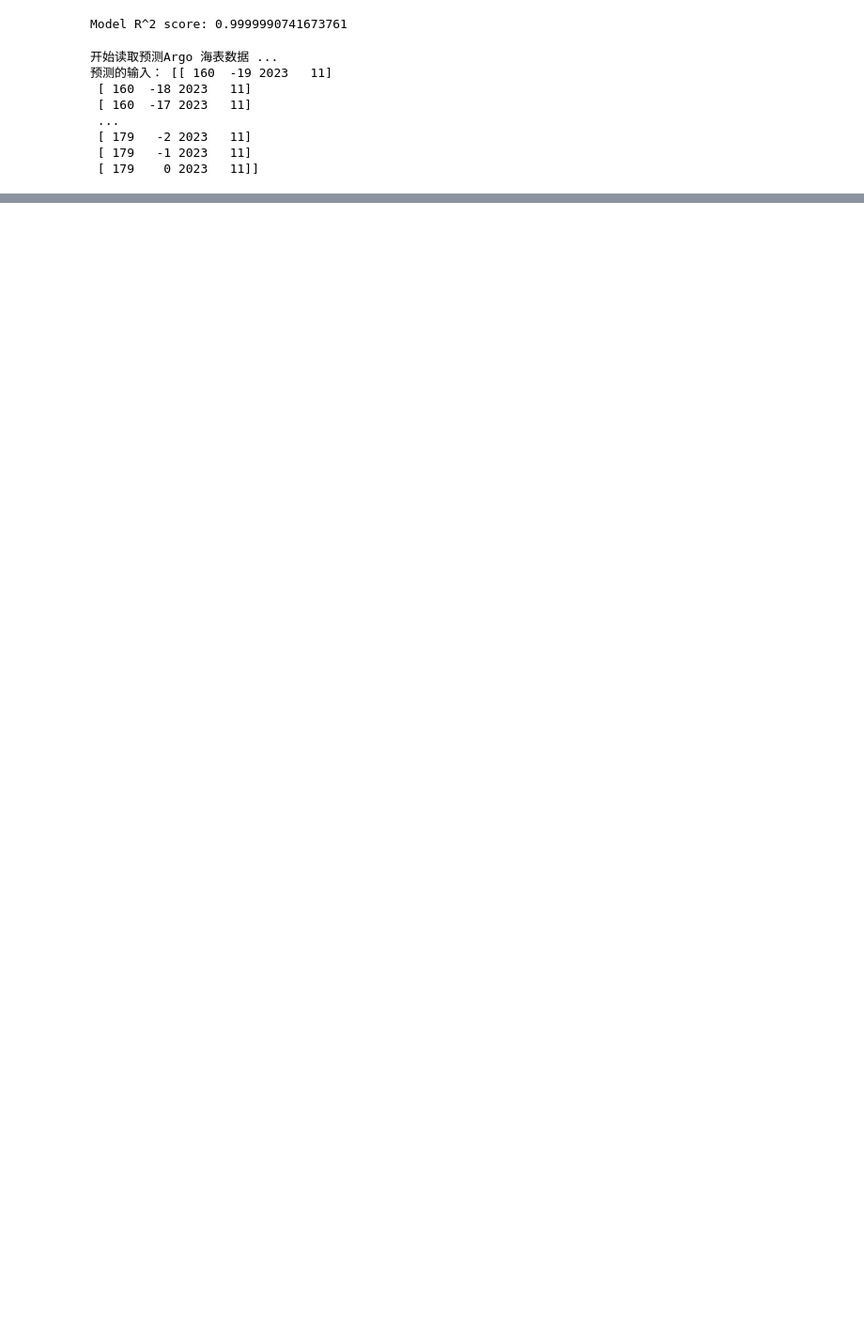
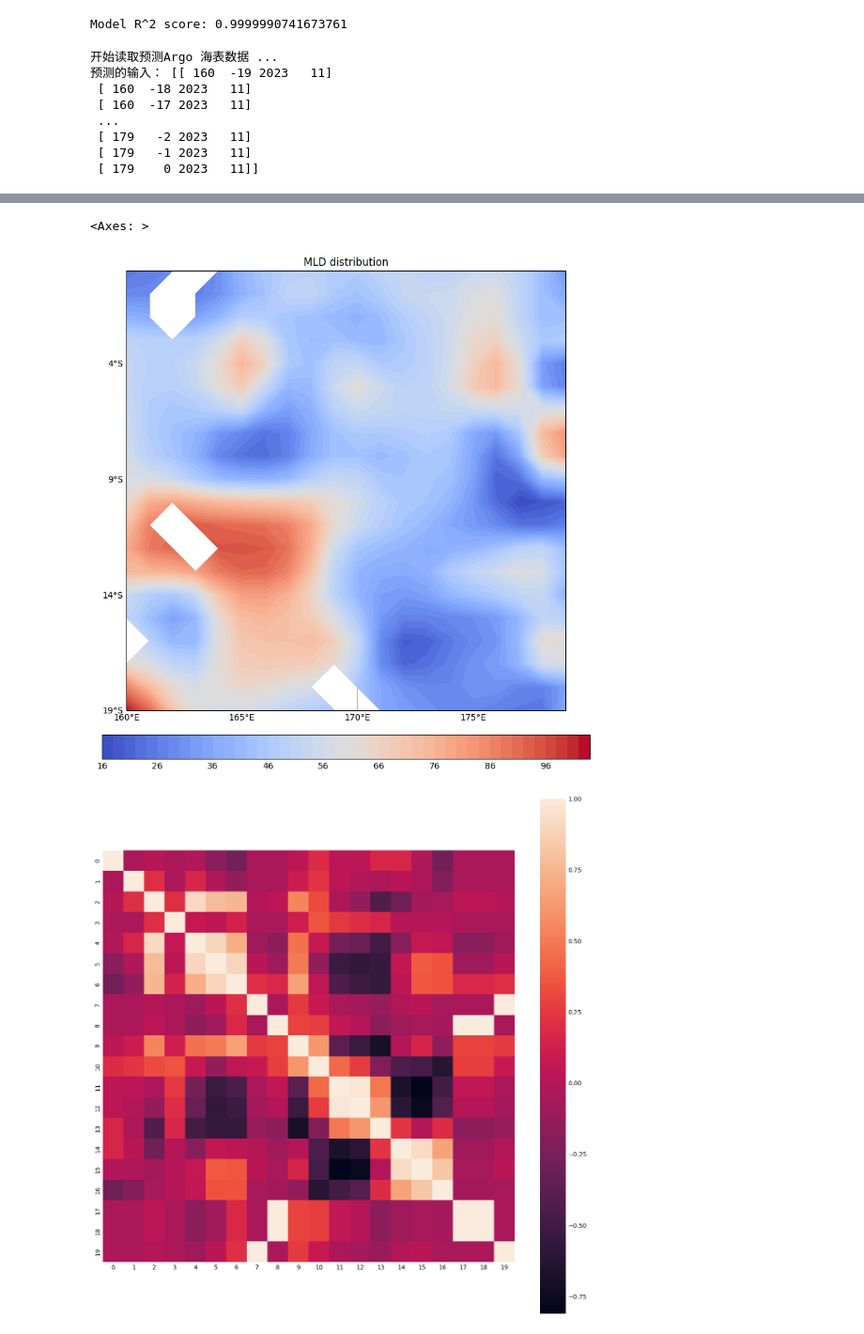
Before and after one commit to Yiliavv/3D-Ocean, a Jupyter notebook: src/rdf.ipynb, the cells around one changed output, grey strips where cells are left out. Shown: that part at 94% size. Cells and saved outputs as stored; diff of their text form; code cells hidden in the pictures; blank space fills up the shorter version.

```diff
--- a/src/rdf.ipynb
+++ b/src/rdf.ipynb
@@ -160,3 +200,37 @@ Log.d(f"所有层的的平均rmse：", average_rmse)
+# %%
+mld_dist = mld.reshape(20, 20)
+
+import seaborn as sns
+import cartopy.crs as ccrs
+from cartopy.mpl.ticker import LongitudeFormatter, LatitudeFormatter
+
+figure = plt.figure(figsize=(10, 8))
+ax = figure.add_subplot(111, projection=ccrs.PlateCarree())
+ax.set_title("MLD distribution")
+
+ax.set_xticks(np.arange(160, 181, 5), crs=ccrs.PlateCarree())
+ax.set_yticks(np.arange(-19, 1, 5), crs=ccrs.PlateCarree())
+ax.xaxis.set_major_formatter(LongitudeFormatter())
+ax.yaxis.set_major_formatter(LatitudeFormatter())
+
+lon = np.arange(160, 180, 1)
+lat = np.arange(-19, 1, 1)
+X, Y = np.meshgrid(lon, lat)
+
+contour = ax.contourf(lon, lat, mld_dist, cmap='coolwarm', levels=50, transform=ccrs.PlateCarree())
+
+cbar = figure.colorbar(contour, ax=ax, orientation='horizontal', pad=0.05, fraction=0.05)
+
+
+figure, ax = plt.subplots(figsize=(12, 12))
+
+corr = np.corrcoef(max_abs_error, mld_dist)[20:, 20:]
+
+sns.heatmap(corr, square=True, annot=False, ax=ax)
+# %% [output]
+<Axes: >
+[figure, added]
+[figure, added]
 # %%
 # 绘制 rmse 的分布图
 
```
Also changed, not shown: parts of 6 cells of this notebook, 6 other files.
